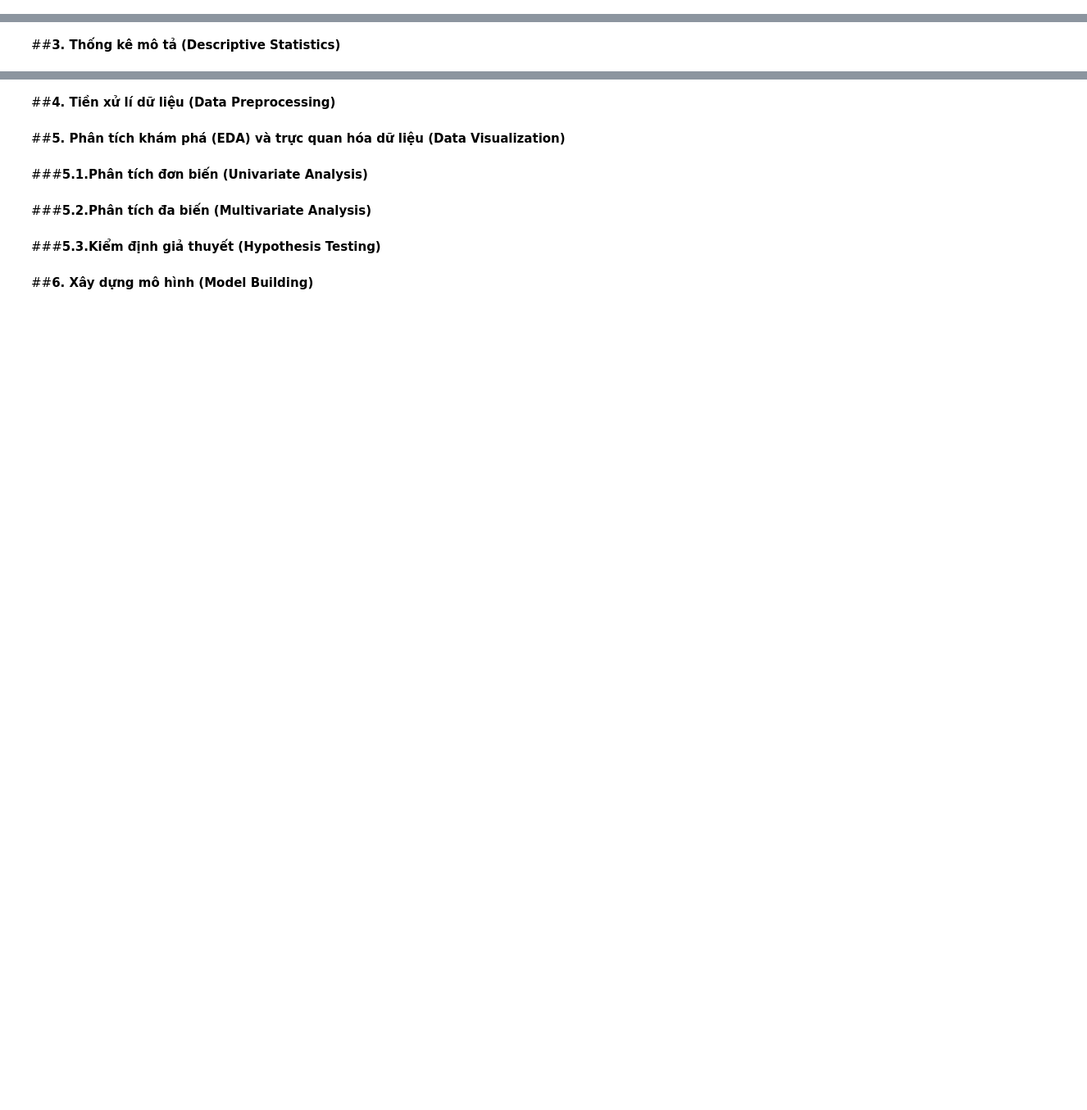
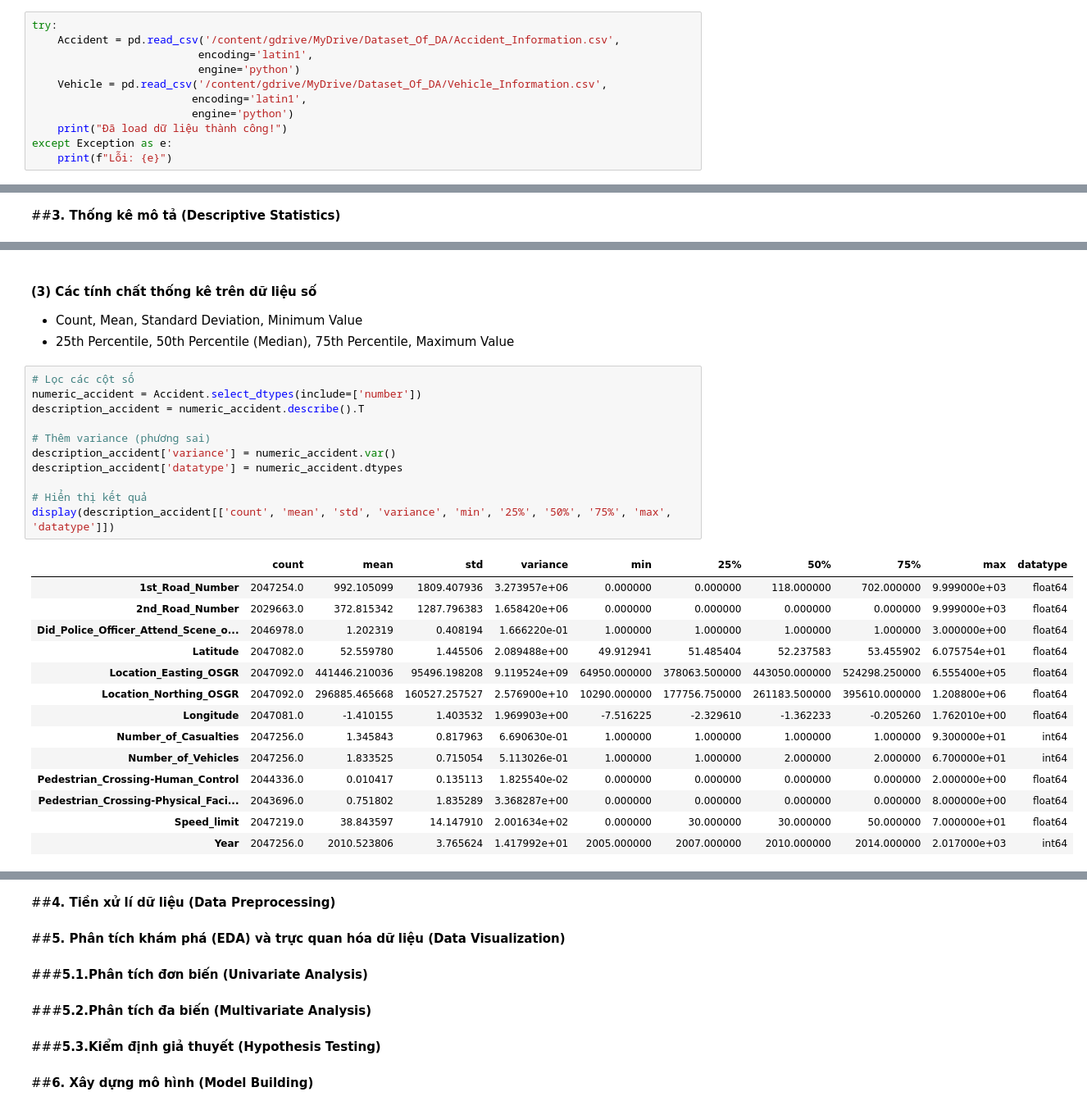
Before and after one commit to mihhwiNick/DA_project, a Jupyter notebook: UK_Road_Traffic_Accident_DA.ipynb, the cells around one changed output, grey strips where cells are left out. Shown at 82% size. Saved outputs shown, nothing was run; the diff lists cells and outputs as text; blank space fills up the shorter version.

```diff
--- a/UK_Road_Traffic_Accident_DA.ipynb
+++ b/UK_Road_Traffic_Accident_DA.ipynb
@@ -97,3 +97,14 @@ import matplotlib.pyplot as plt
 import os
 # %% [markdown]
 ###**2.2. Nạp dữ liệu (Load Dataset)**
+# %%
+try:
+    Accident = pd.read_csv('/content/gdrive/MyDrive/Dataset_Of_DA/Accident_Information.csv',
+                          encoding='latin1',
+                          engine='python')
+    Vehicle = pd.read_csv('/content/gdrive/MyDrive/Dataset_Of_DA/Vehicle_Information.csv',
+                         encoding='latin1',
+                         engine='python')
+    print("Đã load dữ liệu thành công!")
+except Exception as e:
+    print(f"Lỗi: {e}")
@@ -101,0 +225,30 @@ import os
+# %% [markdown]
+#### **(3) Các tính chất thống kê trên dữ liệu số**
++ Count, Mean, Standard Deviation, Minimum Value
++ 25th Percentile, 50th Percentile (Median), 75th Percentile, Maximum Value
+# %%
+# Lọc các cột số
+numeric_accident = Accident.select_dtypes(include=['number'])
+description_accident = numeric_accident.describe().T
+
+# Thêm variance (phương sai)
+description_accident['variance'] = numeric_accident.var()
+description_accident['datatype'] = numeric_accident.dtypes
+
+# Hiển thị kết quả
+display(description_accident[['count', 'mean', 'std', 'variance', 'min', '25%', '50%', '75%', 'max', 'datatype']])
+# %% [output]
+|  | count | mean | std | variance | min | 25% | 50% | 75% | max | datatype |
+| 1st_Road_Number | 2047254.0 | 992.105099 | 1809.407936 | 3.273957e+06 | 0.000000 | 0.000000 | 118.000000 | 702.000000 | 9.999000e+03 | float64 |
+| 2nd_Road_Number | 2029663.0 | 372.815342 | 1287.796383 | 1.658420e+06 | 0.000000 | 0.000000 | 0.000000 | 0.000000 | 9.999000e+03 | float64 |
+| Did_Police_Officer_Attend_Scene_o... | 2046978.0 | 1.202319 | 0.408194 | 1.666220e-01 | 1.000000 | 1.000000 | 1.000000 | 1.000000 | 3.000000e+00 | float64 |
+| Latitude | 2047082.0 | 52.559780 | 1.445506 | 2.089488e+00 | 49.912941 | 51.485404 | 52.237583 | 53.455902 | 6.075754e+01 | float64 |
+| Location_Easting_OSGR | 2047092.0 | 441446.210036 | 95496.198208 | 9.119524e+09 | 64950.000000 | 378063.500000 | 443050.000000 | 524298.250000 | 6.555400e+05 | float64 |
+| Location_Northing_OSGR | 2047092.0 | 296885.465668 | 160527.257527 | 2.576900e+10 | 10290.000000 | 177756.750000 | 261183.500000 | 395610.000000 | 1.208800e+06 | float64 |
+| Longitude | 2047081.0 | -1.410155 | 1.403532 | 1.969903e+00 | -7.516225 | -2.329610 | -1.362233 | -0.205260 | 1.762010e+00 | float64 |
+| Number_of_Casualties | 2047256.0 | 1.345843 | 0.817963 | 6.690630e-01 | 1.000000 | 1.000000 | 1.000000 | 1.000000 | 9.300000e+01 | int64 |
+| Number_of_Vehicles | 2047256.0 | 1.833525 | 0.715054 | 5.113026e-01 | 1.000000 | 1.000000 | 2.000000 | 2.000000 | 6.700000e+01 | int64 |
+| Pedestrian_Crossing-Human_Control | 2044336.0 | 0.010417 | 0.135113 | 1.825540e-02 | 0.000000 | 0.000000 | 0.000000 | 0.000000 | 2.000000e+00 | float64 |
+| Pedestrian_Crossing-Physical_Faci... | 2043696.0 | 0.751802 | 1.835289 | 3.368287e+00 | 0.000000 | 0.000000 | 0.000000 | 0.000000 | 8.000000e+00 | float64 |
+| Speed_limit | 2047219.0 | 38.843597 | 14.147910 | 2.001634e+02 | 0.000000 | 30.000000 | 30.000000 | 50.000000 | 7.000000e+01 | float64 |
+| Year | 2047256.0 | 2010.523806 | 3.765624 | 1.417992e+01 | 2005.000000 | 2007.000000 | 2010.000000 | 2014.000000 | 2.017000e+03 | int64 |
```
Also changed, not shown: parts of 20 cells of this notebook.
